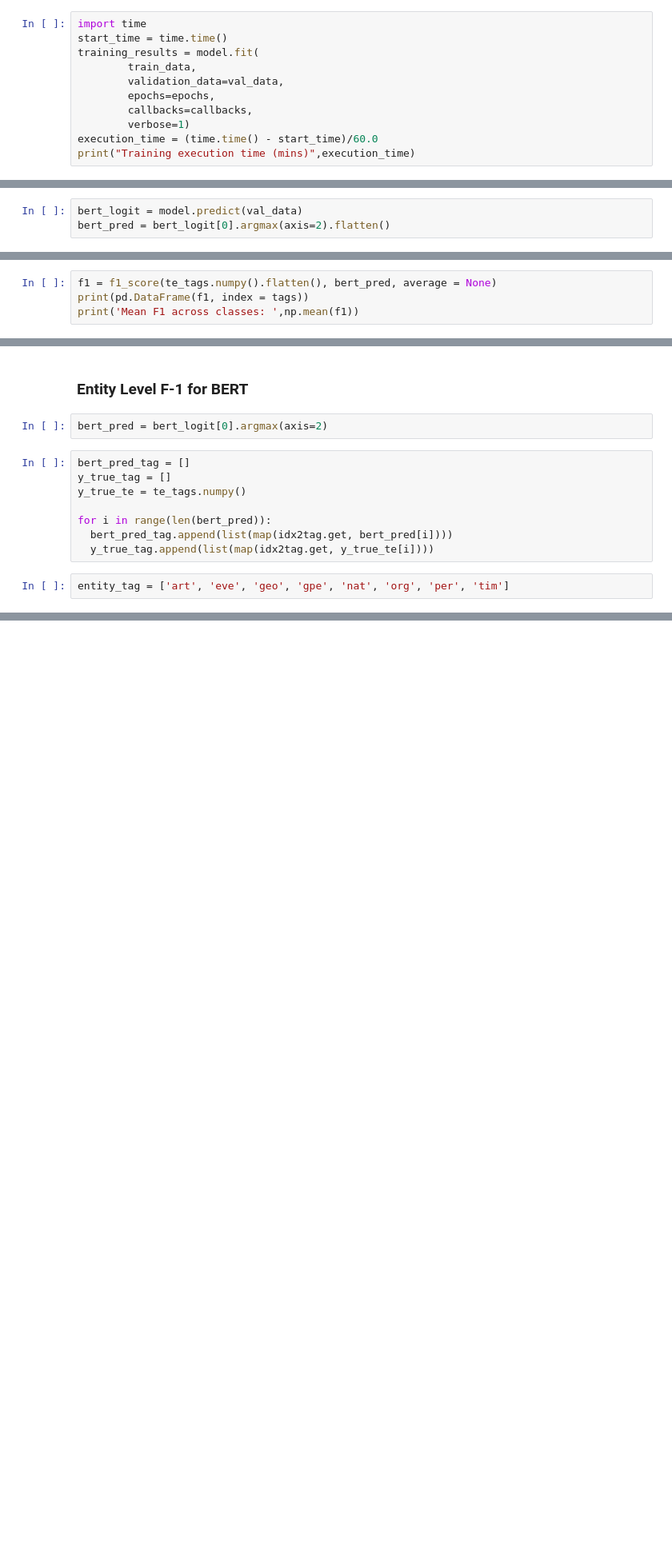
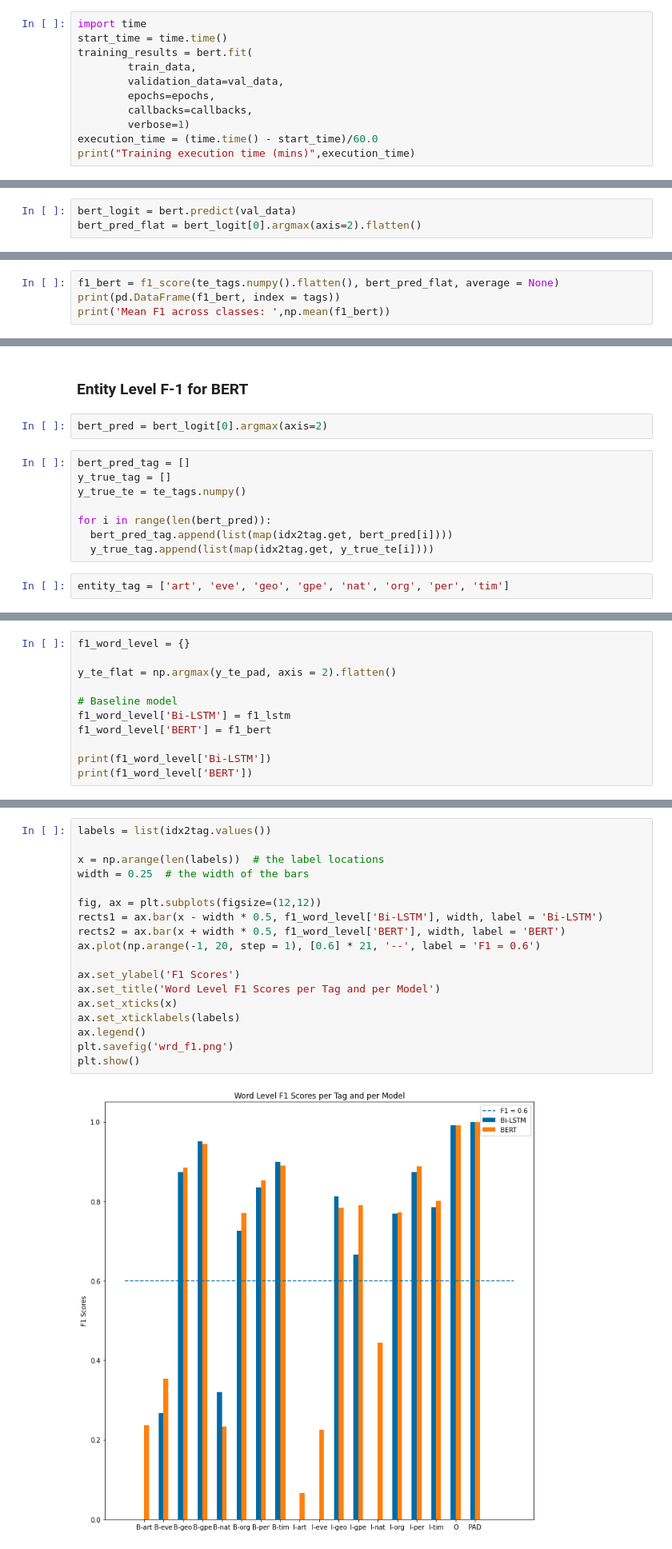
Before and after one commit to Jessieguojunyi/MIT_6.862_FP, a Jupyter notebook: 6_862_final_project.ipynb, the cells around one changed output, grey strips where cells are left out. Shown: that part at 80% size. Drawn from its saved outputs; the diff is of its cells as text; blank space fills up the shorter version.

```diff
--- a/6_862_final_project.ipynb
+++ b/6_862_final_project.ipynb
@@ -656,7 +695,7 @@ callbacks = [lr_scheduler,early_stopping]
 # %%
 import time
 start_time = time.time()
-training_results = model.fit(
+training_results = bert.fit(
         train_data,
         validation_data=val_data,
         epochs=epochs,
@@ -688,5 +731,5 @@ Training execution time (mins) 11.8635982076327
 # %%
-bert_logit = model.predict(val_data)
-bert_pred = bert_logit[0].argmax(axis=2).flatten()
+bert_logit = bert.predict(val_data)
+bert_pred_flat = bert_logit[0].argmax(axis=2).flatten()
 # %% [output]
 WARNING:tensorflow:The parameters `output_attentions`, `output_hidden_states` and `use_cache` cannot be updated when calling a model.They have to be set to True/False in the config object (i.e.: `conf ...
@@ -696,6 +739,6 @@ WARNING:tensorflow:The parameter `return_dict` cannot be set in graph mode and w
 # %%
-f1 = f1_score(te_tags.numpy().flatten(), bert_pred, average = None)
-print(pd.DataFrame(f1, index = tags))
-print('Mean F1 across classes: ',np.mean(f1))
+f1_bert = f1_score(te_tags.numpy().flatten(), bert_pred_flat, average = None)
+print(pd.DataFrame(f1_bert, index = tags))
+print('Mean F1 across classes: ',np.mean(f1_bert))
 # %% [output]
               0
@@ -784,0 +829,11 @@ make_precision_recall(evaluation_agg_entities_type,'strict')
+# %%
+f1_word_level = {}
+
+y_te_flat = np.argmax(y_te_pad, axis = 2).flatten()
+
+# Baseline model
+f1_word_level['Bi-LSTM'] = f1_lstm
+f1_word_level['BERT'] = f1_bert
+
+print(f1_word_level['Bi-LSTM'])
+print(f1_word_level['BERT'])
@@ -784,0 +847,20 @@ make_precision_recall(evaluation_agg_entities_type,'strict')
+# %%
+labels = list(idx2tag.values())
+
+x = np.arange(len(labels))  # the label locations
+width = 0.25  # the width of the bars
+
+fig, ax = plt.subplots(figsize=(12,12))
+rects1 = ax.bar(x - width * 0.5, f1_word_level['Bi-LSTM'], width, label = 'Bi-LSTM')
+rects2 = ax.bar(x + width * 0.5, f1_word_level['BERT'], width, label = 'BERT')
+ax.plot(np.arange(-1, 20, step = 1), [0.6] * 21, '--', label = 'F1 = 0.6')
+
+ax.set_ylabel('F1 Scores')
+ax.set_title('Word Level F1 Scores per Tag and per Model')
+ax.set_xticks(x)
+ax.set_xticklabels(labels)
+ax.legend()
+plt.savefig('wrd_f1.png')
+plt.show()
+# %% [output]
+[figure, added]
```
Also changed, not shown: parts of 29 cells of this notebook.
